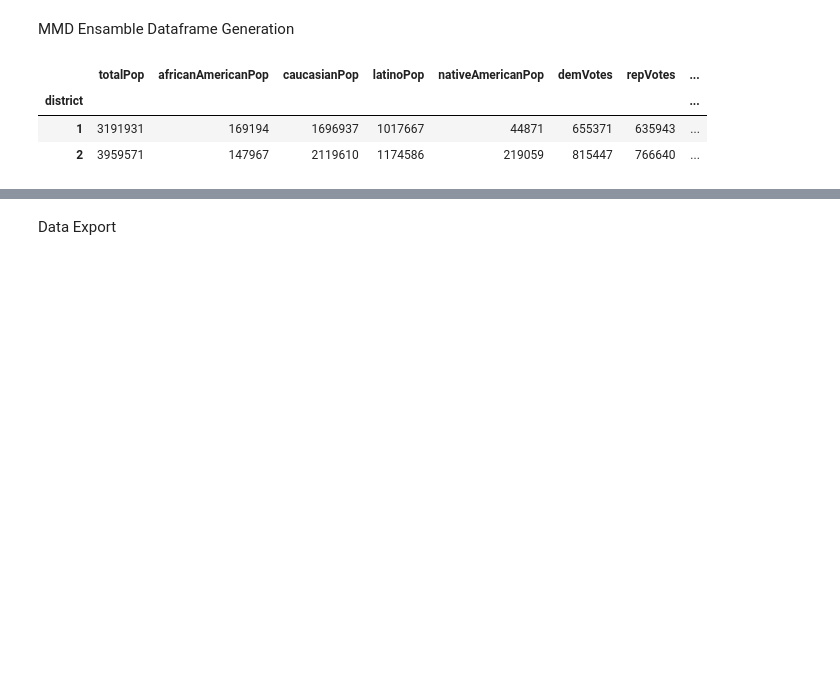
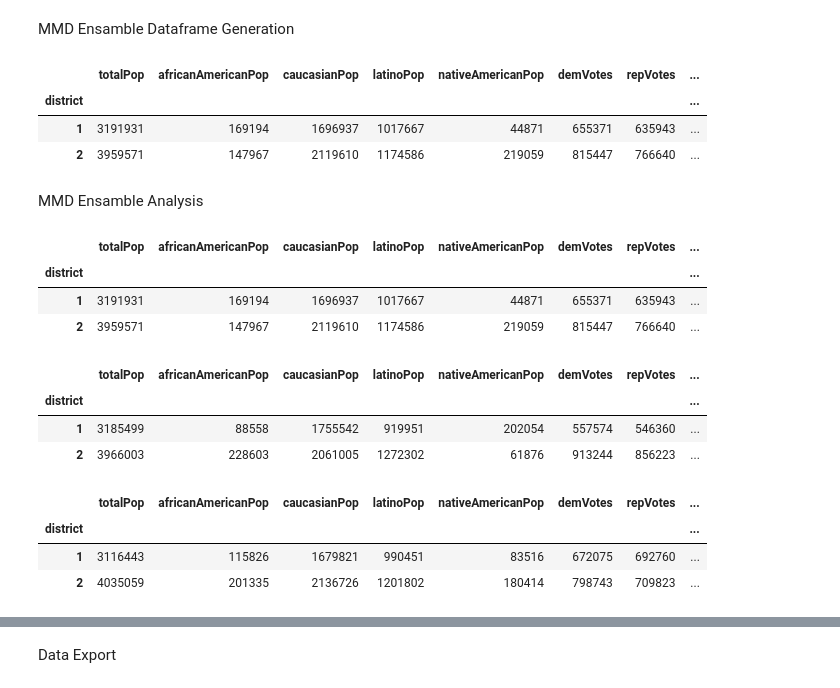
Before and after one commit to CSE-416-Team-Selzer/Modeling-and-Analysis-of-HR-3863, a Jupyter notebook: preprocessing/postproc.ipynb, the cells around one changed output, grey strips where cells are left out. Drawn from its saved outputs; the diff is of its cells as text; code cells hidden in the pictures; blank space fills up the shorter version.

```diff
--- a/preprocessing/Arizona-postproc.ipynb
+++ b/preprocessing/postproc.ipynb
@@ -30,8 +31,10 @@ with open('data/'+STATE_NAME_UPPER+'/ensamble/smd_ensemble_'+STATE_NAME_UPPER+'.
     ensamble_ids = json.load(json_file)
 with open('data/'+STATE_NAME_UPPER+'/ensamble/mmd_ensemble_'+STATE_NAME_UPPER+'.json') as json_file:
     mmd_ensamble_ids = json.load(json_file)
-with open('data/'+STATE_NAME_UPPER+'/ensamble/mmd_ensemble_'+STATE_NAME_UPPER+'.json') as json_file:
-    mmd_ensamble_ids = json.load(json_file)
+with open('data/'+STATE_NAME_UPPER+'/ensamble/mmd_elections_'+STATE_NAME_UPPER+'.json') as json_file:
+    mmd_election = json.load(json_file)
+with open('data/'+STATE_NAME_UPPER+'/ensamble/mmd_safe_dists_'+STATE_NAME_UPPER+'.json') as json_file:
+    mmd_safe_dists = json.load(json_file)
 precincts = gpd.read_file('data/'+STATE_NAME_UPPER+'/'+STATE_NAME+'Geo.geojson')
 precincts['asianPop'] = precincts['asainPop']
 precincts = precincts.drop(['asainPop'], axis = 1)
@@ -511,3 +524,42 @@ display(mmd_ensamble[0])
 | district |  |  |  |  |  |  |  | ... |
 | 1 | 3191931 | 169194 | 1696937 | 1017667 | 44871 | 655371 | 635943 | ... |
 | 2 | 3959571 | 147967 | 2119610 | 1174586 | 219059 | 815447 | 766640 | ... |
+# %% [markdown]
+MMD Ensamble Analysis
+# %%
+def get_opportunity_reps(plan_id, district_id):
+    return mmd_election[str(plan_id)][str(district_id)]['numMinorityReps']
+# %%
+def get_winners(plan_id, district_id, party):
+    winners = mmd_election[str(plan_id)][str(district_id)]['winners']
+    winner_count = 0
+    for rep in winners:
+        if(rep[0].split('_')[0] == party):
+            winner_count = winner_count + 1
+    return winner_count
+# %%
+def get_safe_dist(plan_id, district_id):
+    return str(district_id) in mmd_safe_dists[str(plan_id)]
+# %%
+for plan_id in mmd_ensamble_ids:
+    plan = mmd_ensamble[int(plan_id)]
+    plan['numOpportunity'] = plan.apply(lambda x: get_opportunity_reps(plan_id, x.name), axis = 1)
+    plan['democratReps'] = plan.apply(lambda x: get_winners(plan_id, x.name, 'democrat'), axis = 1)
+    plan['republicanReps'] = plan.apply(lambda x: get_winners(plan_id, x.name, 'republican'), axis = 1)
+    plan['safeDistrict'] = plan.apply(lambda x: get_safe_dist(plan_id, x.name), axis = 1)
+display(mmd_ensamble[0])
+display(mmd_ensamble[1000])
+display(mmd_ensamble[7000])
+# %% [output]
+|  | totalPop | africanAmericanPop | caucasianPop | latinoPop | nativeAmericanPop | demVotes | repVotes | ... |
+| district |  |  |  |  |  |  |  | ... |
+| 1 | 3191931 | 169194 | 1696937 | 1017667 | 44871 | 655371 | 635943 | ... |
+| 2 | 3959571 | 147967 | 2119610 | 1174586 | 219059 | 815447 | 766640 | ... |
+|  | totalPop | africanAmericanPop | caucasianPop | latinoPop | nativeAmericanPop | demVotes | repVotes | ... |
+| district |  |  |  |  |  |  |  | ... |
+| 1 | 3185499 | 88558 | 1755542 | 919951 | 202054 | 557574 | 546360 | ... |
+| 2 | 3966003 | 228603 | 2061005 | 1272302 | 61876 | 913244 | 856223 | ... |
+|  | totalPop | africanAmericanPop | caucasianPop | latinoPop | nativeAmericanPop | demVotes | repVotes | ... |
+| district |  |  |  |  |  |  |  | ... |
+| 1 | 3116443 | 115826 | 1679821 | 990451 | 83516 | 672075 | 692760 | ... |
+| 2 | 4035059 | 201335 | 2136726 | 1201802 | 180414 | 798743 | 709823 | ... |
```
Also changed, not shown: parts of 33 cells of this notebook.
